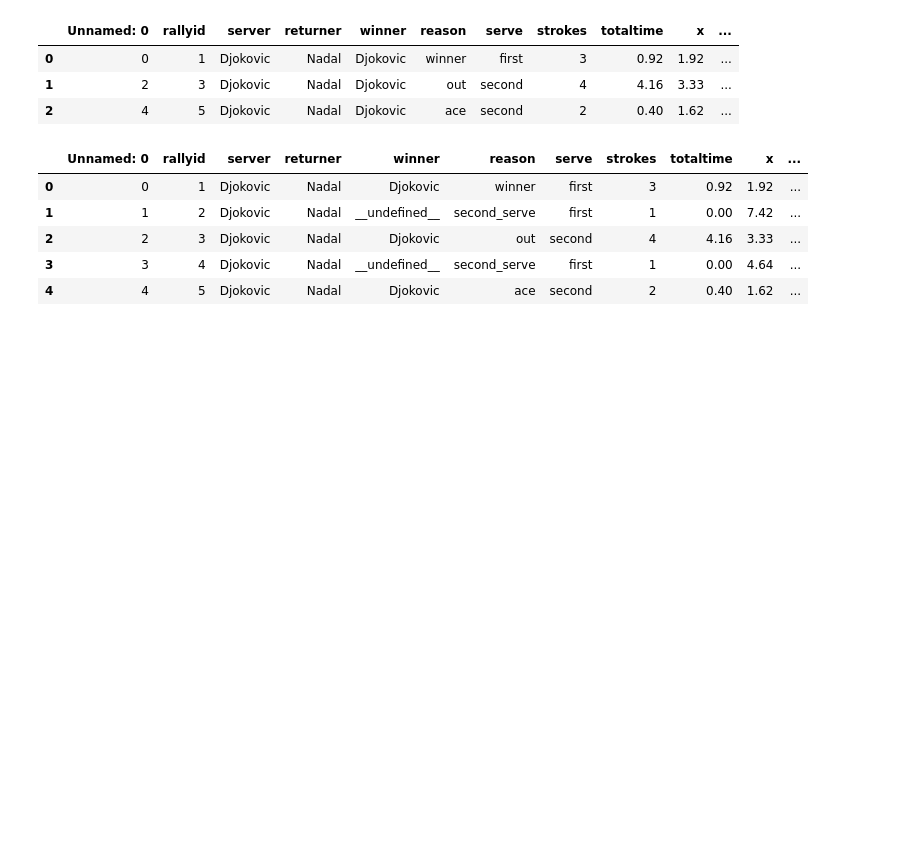
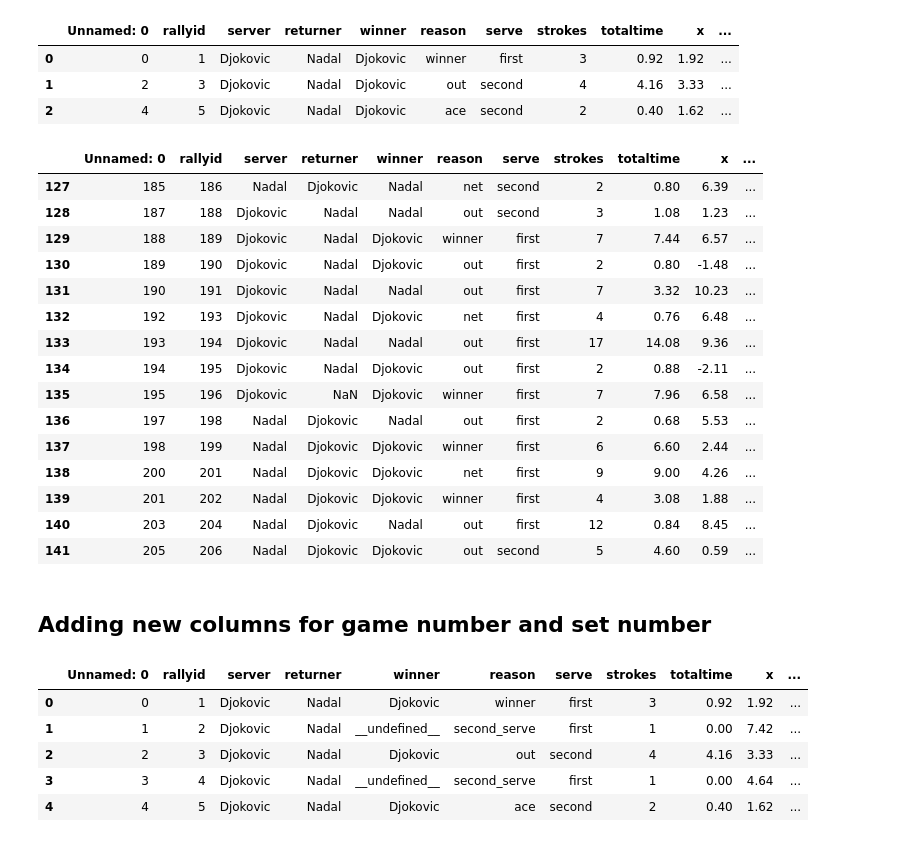
Before and after one commit to ThomasLee94/AUS-open-final-2019-analysis, a Jupyter notebook: analysis.ipynb, the cells around one changed output. Drawn from its saved outputs; the diff is of its cells as text; code cells hidden in the pictures; blank space fills up the shorter version.

```diff
--- a/analysis.ipynb
+++ b/analysis.ipynb
@@ -63,3 +81,24 @@ df_points.head(3)
 | 0 | 0 | 1 | Djokovic | Nadal | Djokovic | winner | first | 3 | 0.92 | 1.92 | ... |
 | 1 | 2 | 3 | Djokovic | Nadal | Djokovic | out | second | 4 | 4.16 | 3.33 | ... |
 | 2 | 4 | 5 | Djokovic | Nadal | Djokovic | ace | second | 2 | 0.40 | 1.62 | ... |
+# %%
+df_points.tail(15)
+# %% [output]
+|  | Unnamed: 0 | rallyid | server | returner | winner | reason | serve | strokes | totaltime | x | ... |
+| 127 | 185 | 186 | Nadal | Djokovic | Nadal | net | second | 2 | 0.80 | 6.39 | ... |
+| 128 | 187 | 188 | Djokovic | Nadal | Nadal | out | second | 3 | 1.08 | 1.23 | ... |
+| 129 | 188 | 189 | Djokovic | Nadal | Djokovic | winner | first | 7 | 7.44 | 6.57 | ... |
+| 130 | 189 | 190 | Djokovic | Nadal | Djokovic | out | first | 2 | 0.80 | -1.48 | ... |
+| 131 | 190 | 191 | Djokovic | Nadal | Nadal | out | first | 7 | 3.32 | 10.23 | ... |
+| 132 | 192 | 193 | Djokovic | Nadal | Djokovic | net | first | 4 | 0.76 | 6.48 | ... |
+| 133 | 193 | 194 | Djokovic | Nadal | Nadal | out | first | 17 | 14.08 | 9.36 | ... |
+| 134 | 194 | 195 | Djokovic | Nadal | Djokovic | out | first | 2 | 0.88 | -2.11 | ... |
+| 135 | 195 | 196 | Djokovic | NaN | Djokovic | winner | first | 7 | 7.96 | 6.58 | ... |
+| 136 | 197 | 198 | Nadal | Djokovic | Nadal | out | first | 2 | 0.68 | 5.53 | ... |
+| 137 | 198 | 199 | Nadal | Djokovic | Djokovic | winner | first | 6 | 6.60 | 2.44 | ... |
+| 138 | 200 | 201 | Nadal | Djokovic | Djokovic | net | first | 9 | 9.00 | 4.26 | ... |
+| 139 | 201 | 202 | Nadal | Djokovic | Djokovic | winner | first | 4 | 3.08 | 1.88 | ... |
+| 140 | 203 | 204 | Nadal | Djokovic | Nadal | out | first | 12 | 0.84 | 8.45 | ... |
+| 141 | 205 | 206 | Nadal | Djokovic | Djokovic | out | second | 5 | 4.60 | 0.59 | ... |
+# %% [markdown]
+## Adding new columns for game number and set number
```
Also changed, not shown: parts of 26 cells of this notebook.
